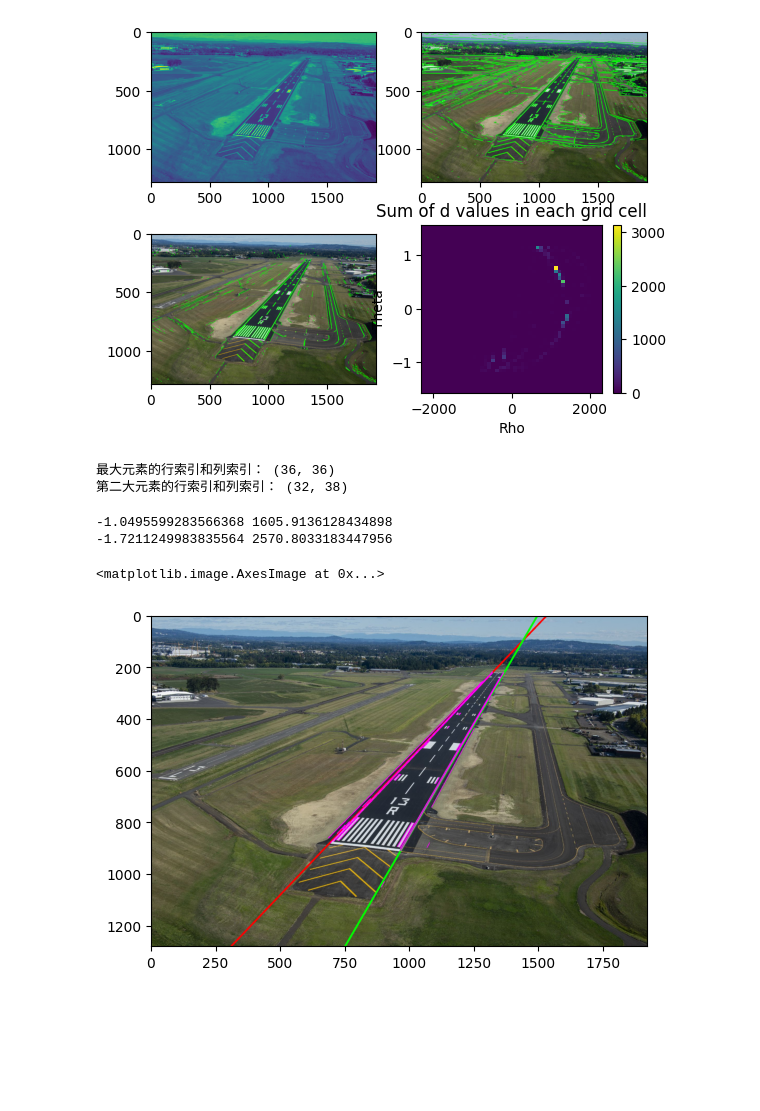
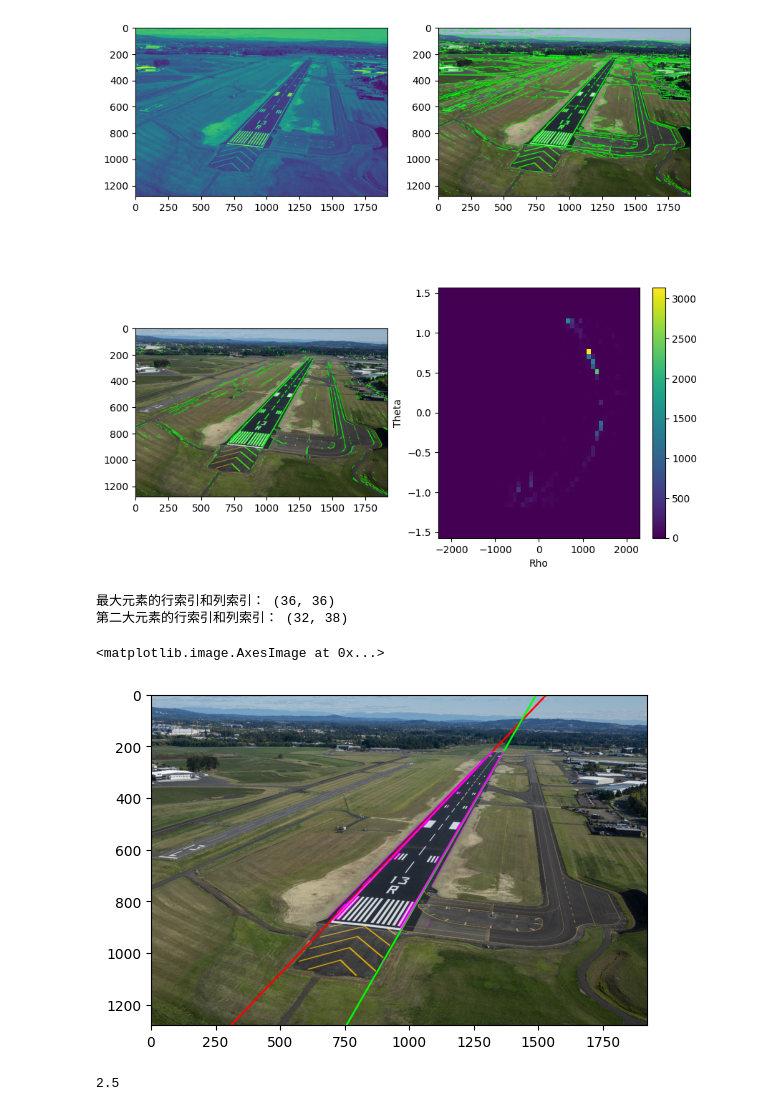
Before and after one commit to yang-jiaye/RunwayDetection, a Jupyter notebook: hough.ipynb, the cells around one changed output. Saved outputs shown, nothing was run; the diff lists cells and outputs as text; code cells hidden in the pictures; blank space fills up the shorter version.

Commit message:
estimate rho theta by weighted means

```diff
--- a/hough.ipynb
+++ b/hough.ipynb
@@ -25,7 +25,7 @@ gray = cv2.cvtColor(img, cv2.COLOR_BGR2GRAY)
 lsd = cv2.createLineSegmentDetector(0)
 lines, width, prec, nfa = lsd.detect(gray)
 
-plt.figure()
+plt.figure(figsize=[10, 10])
 plt.subplot(2, 2, 1)
 plt.imshow(gray)
 
@@ -82,35 +82,34 @@ for theta, rho, d, line in zip(thetaList, rhoList, dList, lineList):
     TRgrid[theta_idx][rho_idx].append((theta, rho, line, d))
 
 # 绘制热力图
 plt.subplot(2, 2, 4)
 plt.imshow(grid, extent=(rho_bins[0], rho_bins[-1], theta_bins[0], theta_bins[-1]), aspect='auto', origin='lower')
 plt.colorbar()
 plt.xlabel('Rho')
 plt.ylabel('Theta')
-plt.title('Sum of d values in each grid cell')
 plt.show()
 
 # 找到最大元素的索引
 max_index = np.unravel_index(np.argmax(grid), grid.shape)
 max_d = grid[max_index]
 
 # 将最大元素设为负无穷
 grid[max_index] = -np.inf
 
 # 找到第二大元素的索引
 second_max_index = np.unravel_index(np.argmax(grid), grid.shape)
 second_max_d = grid[second_max_index]
 
 grid[second_max_index] = -np.inf
 
 third_max_index = np.unravel_index(np.argmax(grid), grid.shape)
 third_max_d = grid[third_max_index]
 
 # 输出最大元素和第二大元素的行索引和列索引
 print("最大元素的行索引和列索引：", max_index)
 print("第二大元素的行索引和列索引：", second_max_index)
 # %% [output]
-[figure, old version]
+[figure, new version]
 最大元素的行索引和列索引： (36, 36)
 第二大元素的行索引和列索引： (32, 38)
 # %%
@@ -121,21 +120,31 @@ def drawResult(grid: list, lineImg, color = (0, 0, 255)):
     lines = [pair[2] for pair in grid]
     ds = [pair[3] for pair in grid]
 
-    x = []
-    y = []
-    weights = []
-    for line, d in zip(lines, ds):
-        x.append(line[0])
-        x.append(line[2])
-        y.append(line[1])
-        y.append(line[3])
-        weights.append(d)
-        weights.append(d)
+    # x = []
+    # y = []
+    # weights = []
+    # for line, d in zip(lines, ds):
+    #     x.append(line[0])
+    #     x.append(line[2])
+    #     y.append(line[1])
+    #     y.append(line[3])
+    #     weights.append(d)
+    #     weights.append(d)
 
-    A = np.vstack([x, np.ones(len(x))]).T
-    w = np.diag(np.sqrt(weights))
-    m, c = np.linalg.lstsq(w @ A, y @ w, rcond=None)[0]
-    print(m , c)
+    # A = np.vstack([x, np.ones(len(x))]).T
+    # w = np.diag(np.sqrt(weights))
+    # m, c = np.linalg.lstsq(w @ A, y @ w, rcond=None)[0]
+    # print(m , c)
+
+    thetas = np.asarray(thetas)
+    rhos = np.asarray(rhos)
+    ds = np.asarray(ds)
+
+    theta = np.sum(thetas * ds)/np.sum(ds)
+    rho = np.sum(rhos * ds)/np.sum(ds)
+
+    m = 1/np.tan(-theta)
+    c = rho / np.sin(theta)
 
     # 在图像上绘制直线
     LL = 3000
@@ -152,7 +161,13 @@ drawResult(TRgrid[second_max_index[0]][second_max_index[1]], lineImg, color = (0
 plt.figure()
 plt.imshow(cv2.cvtColor(lineImg, cv2.COLOR_BGR2RGB))
 # %% [output]
--1.0495599283566368 1605.9136128434898
--1.7211249983835564 2570.8033183447956
+<matplotlib.image.AxesImage at 0x...>
-<matplotlib.image.AxesImage at 0x...>
 [figure]
+# %%
+import numpy as np
+a = np.array([1, 2])
+b = np.array([1, 2])
+c = a * b
+np.mean(c)
+# %% [output]
+2.5
```
